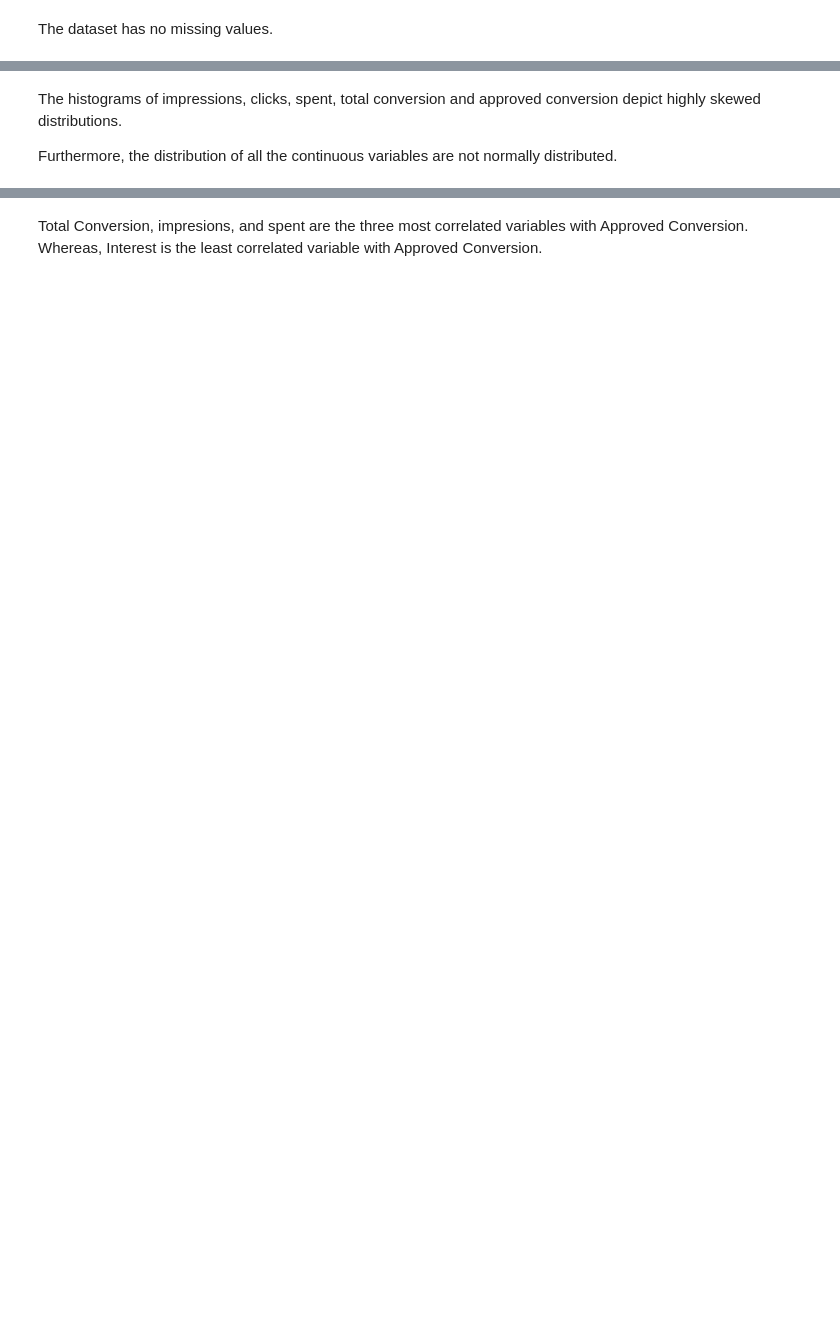
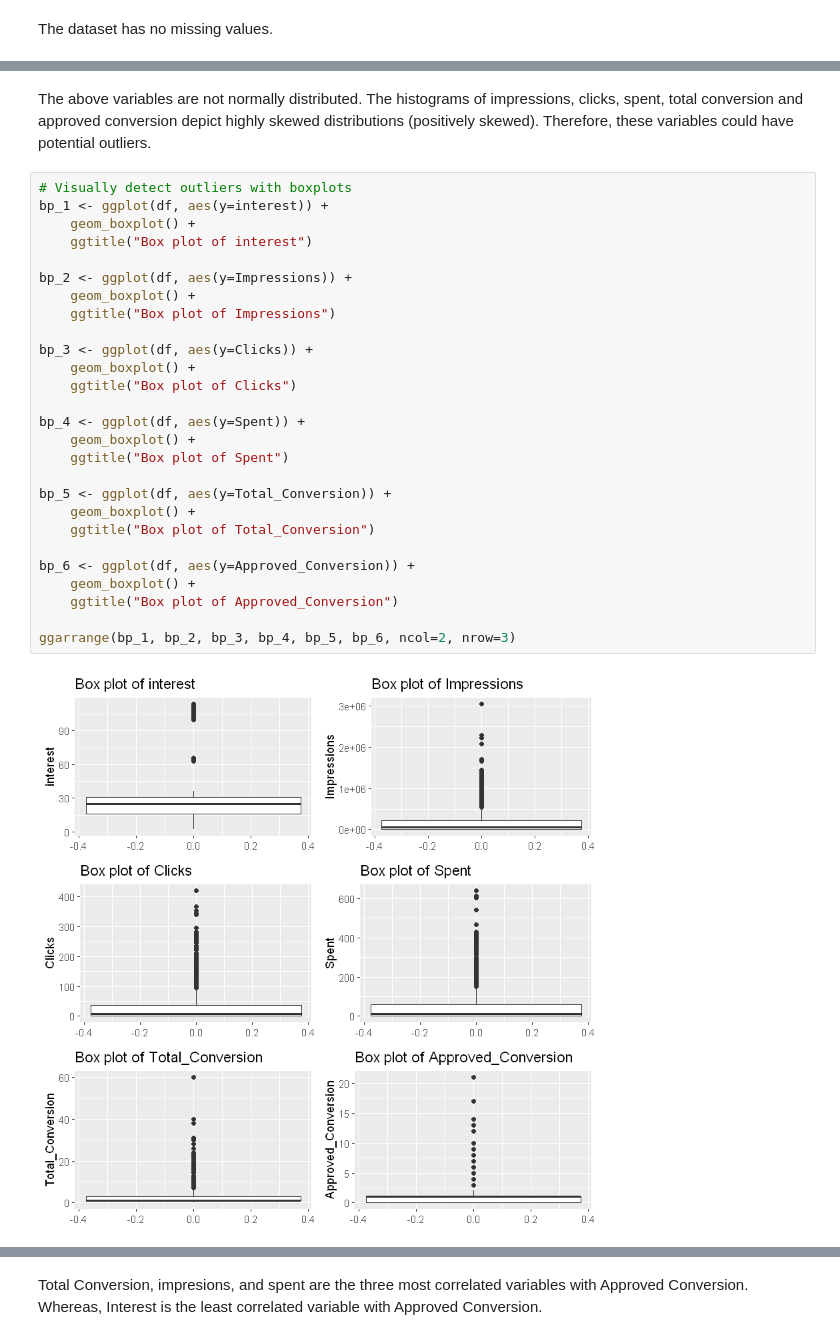
Before and after one commit to omaroscar-10/Product-Sales-Prediction, a Jupyter notebook: Product Sales Prediction.ipynb, the cells around one changed output, grey strips where cells are left out. Cells and saved outputs as stored; diff of their text form; blank space fills up the shorter version.

```diff
--- a/Product Sales Prediction.ipynb
+++ b/Product Sales Prediction.ipynb
@@ -262,4 +181,31 @@ plt.show()
 # %% [markdown]
-The histograms of impressions, clicks, spent, total conversion and approved conversion depict highly skewed distributions.
-
-Furthermore, the distribution of all the continuous variables are not normally distributed.
+The above variables are not normally distributed. The histograms of impressions, clicks, spent, total conversion and approved conversion depict highly skewed distributions (positively skewed). Therefore, these variables could have potential outliers.
+# %%
+# Visually detect outliers with boxplots
+bp_1 <- ggplot(df, aes(y=interest)) +
+    geom_boxplot() +
+    ggtitle("Box plot of interest")
+
+bp_2 <- ggplot(df, aes(y=Impressions)) +
+    geom_boxplot() +
+    ggtitle("Box plot of Impressions")
+
+bp_3 <- ggplot(df, aes(y=Clicks)) +
+    geom_boxplot() +
+    ggtitle("Box plot of Clicks")
+
+bp_4 <- ggplot(df, aes(y=Spent)) +
+    geom_boxplot() +
+    ggtitle("Box plot of Spent")
+
+bp_5 <- ggplot(df, aes(y=Total_Conversion)) +
+    geom_boxplot() +
+    ggtitle("Box plot of Total_Conversion")
+
+bp_6 <- ggplot(df, aes(y=Approved_Conversion)) +
+    geom_boxplot() +
+    ggtitle("Box plot of Approved_Conversion")
+
+ggarrange(bp_1, bp_2, bp_3, bp_4, bp_5, bp_6, ncol=2, nrow=3)
+# %% [output]
+[figure, added]
```
Also changed, not shown: parts of 143 cells of this notebook.
